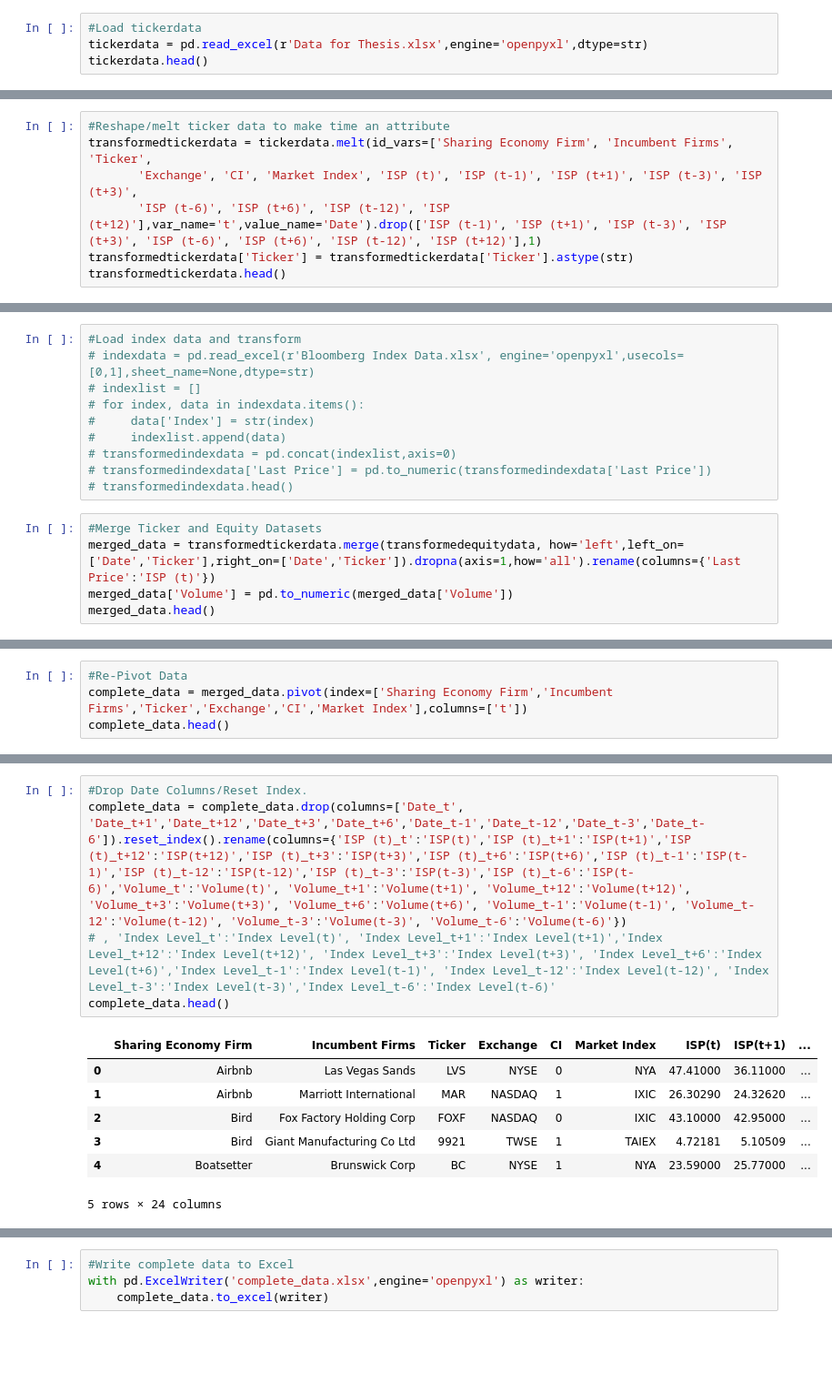
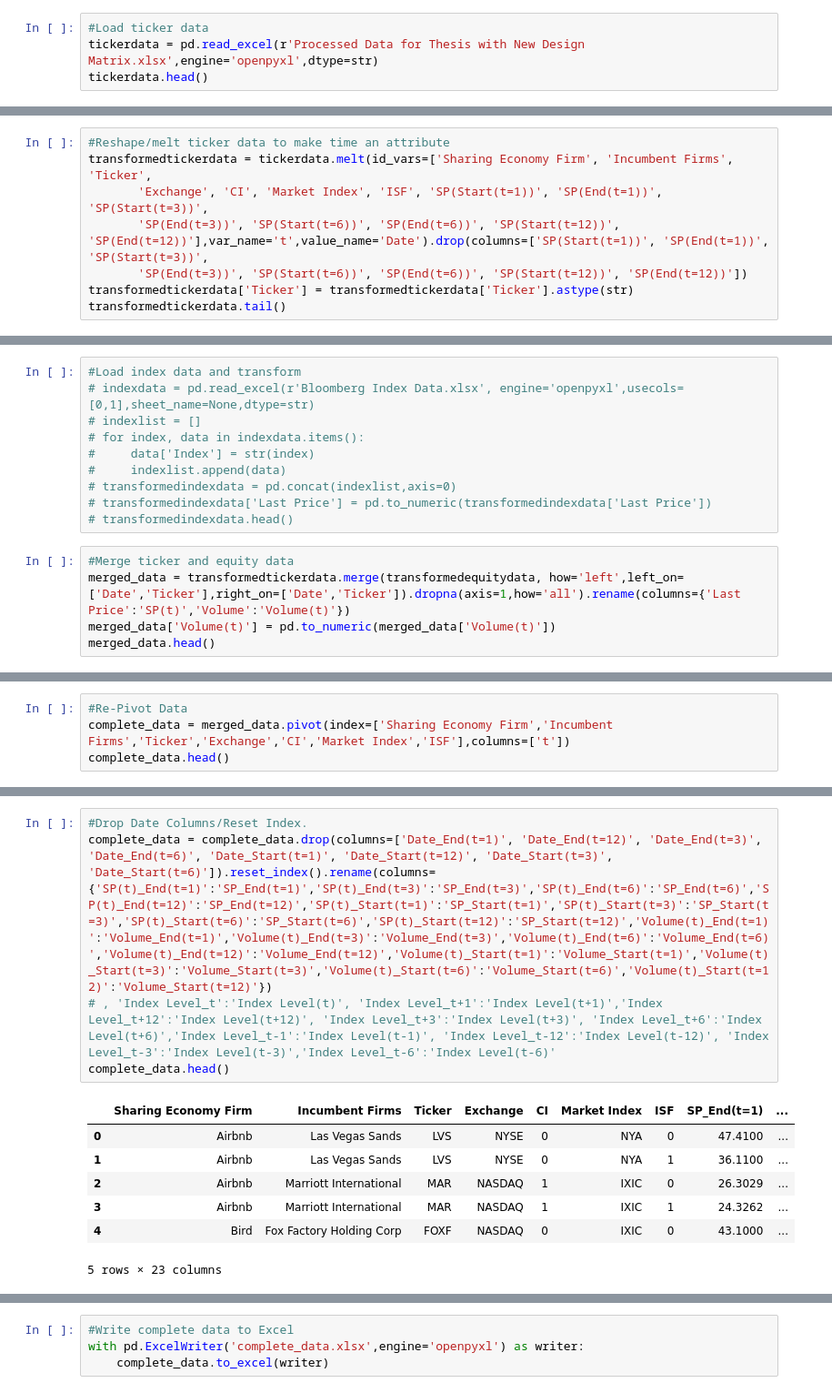
Before and after one commit to SolB77/Managerial-Economics-Senior-Thesis, a Jupyter notebook: Thesis Data Cleanup and Merging.ipynb, the cells around one changed output, grey strips where cells are left out. Shown at 91% size. Cells and saved outputs as stored; diff of their text form; blank space fills up the shorter version.

```diff
--- a/Thesis Data Cleanup and Merging.ipynb
+++ b/Thesis Data Cleanup and Merging.ipynb
@@ -4,7 +4,7 @@ import pandas as pd
 import numpy as np
 import seaborn as sns
 # %%
-#Load tickerdata
-tickerdata = pd.read_excel(r'Data for Thesis.xlsx',engine='openpyxl',dtype=str)
+#Load ticker data
+tickerdata = pd.read_excel(r'Processed Data for Thesis with New Design Matrix.xlsx',engine='openpyxl',dtype=str)
 tickerdata.head()
 # %% [output]
@@ -18,8 +18,9 @@ tickerdata.head()
 # %%
 #Reshape/melt ticker data to make time an attribute
 transformedtickerdata = tickerdata.melt(id_vars=['Sharing Economy Firm', 'Incumbent Firms', 'Ticker',
-       'Exchange', 'CI', 'Market Index', 'ISP (t)', 'ISP (t-1)', 'ISP (t+1)', 'ISP (t-3)', 'ISP (t+3)',
-       'ISP (t-6)', 'ISP (t+6)', 'ISP (t-12)', 'ISP (t+12)'],var_name='t',value_name='Date').drop(['ISP (t-1)', 'ISP (t+1)', 'ISP (t-3)', 'ISP (t+3)', 'ISP (t-6)', 'ISP (t+6)', 'ISP (t-12)', 'ISP (t+12)'],1)
+       'Exchange', 'CI', 'Market Index', 'ISF', 'SP(Start(t=1))', 'SP(End(t=1))', 'SP(Start(t=3))',
+       'SP(End(t=3))', 'SP(Start(t=6))', 'SP(End(t=6))', 'SP(Start(t=12))', 'SP(End(t=12))'],var_name='t',value_name='Date').drop(columns=['SP(Start(t=1))', 'SP(End(t=1))', 'SP(Start(t=3))',
+       'SP(End(t=3))', 'SP(Start(t=6))', 'SP(End(t=6))', 'SP(Start(t=12))', 'SP(End(t=12))'])
 transformedtickerdata['Ticker'] = transformedtickerdata['Ticker'].astype(str)
-transformedtickerdata.head()
+transformedtickerdata.tail()
 # %% [output]
@@ -58,8 +59,8 @@ transformedequitydata.head()
 # transformedindexdata['Last Price'] = pd.to_numeric(transformedindexdata['Last Price'])
 # transformedindexdata.head()
 # %%
-#Merge Ticker and Equity Datasets
-merged_data = transformedtickerdata.merge(transformedequitydata, how='left',left_on=['Date','Ticker'],right_on=['Date','Ticker']).dropna(axis=1,how='all').rename(columns={'Last Price':'ISP (t)'})
-merged_data['Volume'] = pd.to_numeric(merged_data['Volume'])
+#Merge ticker and equity data
+merged_data = transformedtickerdata.merge(transformedequitydata, how='left',left_on=['Date','Ticker'],right_on=['Date','Ticker']).dropna(axis=1,how='all').rename(columns={'Last Price':'SP(t)','Volume':'Volume(t)'})
+merged_data['Volume(t)'] = pd.to_numeric(merged_data['Volume(t)'])
 merged_data.head()
 # %% [output]
@@ -75,6 +76,6 @@ merged_data.head()
 # merged_data.head()
 # %%
 #Re-Pivot Data
-complete_data = merged_data.pivot(index=['Sharing Economy Firm','Incumbent Firms','Ticker','Exchange','CI','Market Index'],columns=['t'])
+complete_data = merged_data.pivot(index=['Sharing Economy Firm','Incumbent Firms','Ticker','Exchange','CI','Market Index','ISF'],columns=['t'])
 complete_data.head()
 # %% [output]
@@ -103,13 +117,13 @@ complete_data.head()
 # %%
 #Drop Date Columns/Reset Index.
-complete_data = complete_data.drop(columns=['Date_t', 'Date_t+1','Date_t+12','Date_t+3','Date_t+6','Date_t-1','Date_t-12','Date_t-3','Date_t-6']).reset_index().rename(columns={'ISP (t)_t':'ISP(t)','ISP (t)_t+1':'ISP(t+1)','ISP (t)_t+12':'ISP(t+12)','ISP (t)_t+3':'ISP(t+3)','ISP (t)_t+6':'ISP(t+6)','ISP (t)_t-1':'ISP(t-1)','ISP (t)_t-12':'ISP(t-12)','ISP (t)_t-3':'ISP(t-3)','ISP (t)_t-6':'ISP(t-6)','Volume_t':'Volume(t)', 'Volume_t+1':'Volume(t+1)', 'Volume_t+12':'Volume(t+12)', 'Volume_t+3':'Volume(t+3)', 'Volume_t+6':'Volume(t+6)', 'Volume_t-1':'Volume(t-1)', 'Volume_t-12':'Volume(t-12)', 'Volume_t-3':'Volume(t-3)', 'Volume_t-6':'Volume(t-6)'})
+complete_data = complete_data.drop(columns=['Date_End(t=1)', 'Date_End(t=12)', 'Date_End(t=3)', 'Date_End(t=6)', 'Date_Start(t=1)', 'Date_Start(t=12)', 'Date_Start(t=3)', 'Date_Start(t=6)']).reset_index().rename(columns={'SP(t)_End(t=1)':'SP_End(t=1)','SP(t)_End(t=3)':'SP_End(t=3)','SP(t)_End(t=6)':'SP_End(t=6)','SP(t)_End(t=12)':'SP_End(t=12)','SP(t)_Start(t=1)':'SP_Start(t=1)','SP(t)_Start(t=3)':'SP_Start(t=3)','SP(t)_Start(t=6)':'SP_Start(t=6)','SP(t)_Start(t=12)':'SP_Start(t=12)','Volume(t)_End(t=1)':'Volume_End(t=1)','Volume(t)_End(t=3)':'Volume_End(t=3)','Volume(t)_End(t=6)':'Volume_End(t=6)','Volume(t)_End(t=12)':'Volume_End(t=12)','Volume(t)_Start(t=1)':'Volume_Start(t=1)','Volume(t)_Start(t=3)':'Volume_Start(t=3)','Volume(t)_Start(t=6)':'Volume_Start(t=6)','Volume(t)_Start(t=12)':'Volume_Start(t=12)'})
 # , 'Index Level_t':'Index Level(t)', 'Index Level_t+1':'Index Level(t+1)','Index Level_t+12':'Index Level(t+12)', 'Index Level_t+3':'Index Level(t+3)', 'Index Level_t+6':'Index Level(t+6)','Index Level_t-1':'Index Level(t-1)', 'Index Level_t-12':'Index Level(t-12)', 'Index Level_t-3':'Index Level(t-3)','Index Level_t-6':'Index Level(t-6)'
 complete_data.head()
 # %% [output]
-|  | Sharing Economy Firm | Incumbent Firms | Ticker | Exchange | CI | Market Index | ISP(t) | ISP(t+1) | ... |
-| 0 | Airbnb | Las Vegas Sands | LVS | NYSE | 0 | NYA | 47.41000 | 36.11000 | ... |
-| 1 | Airbnb | Marriott International | MAR | NASDAQ | 1 | IXIC | 26.30290 | 24.32620 | ... |
-| 2 | Bird | Fox Factory Holding Corp | FOXF | NASDAQ | 0 | IXIC | 43.10000 | 42.95000 | ... |
-| 3 | Bird | Giant Manufacturing Co Ltd | 9921 | TWSE | 1 | TAIEX | 4.72181 | 5.10509 | ... |
-| 4 | Boatsetter | Brunswick Corp | BC | NYSE | 1 | NYA | 23.59000 | 25.77000 | ... |
+|  | Sharing Economy Firm | Incumbent Firms | Ticker | Exchange | CI | Market Index | ISF | SP_End(t=1) | ... |
+| 0 | Airbnb | Las Vegas Sands | LVS | NYSE | 0 | NYA | 0 | 47.4100 | ... |
+| 1 | Airbnb | Las Vegas Sands | LVS | NYSE | 0 | NYA | 1 | 36.1100 | ... |
+| 2 | Airbnb | Marriott International | MAR | NASDAQ | 1 | IXIC | 0 | 26.3029 | ... |
+| 3 | Airbnb | Marriott International | MAR | NASDAQ | 1 | IXIC | 1 | 24.3262 | ... |
+| 4 | Bird | Fox Factory Holding Corp | FOXF | NASDAQ | 0 | IXIC | 0 | 43.1000 | ... |
-5 rows × 24 columns
+5 rows × 23 columns
```
Also changed, not shown: parts of 18 cells of this notebook, 6 other files.
